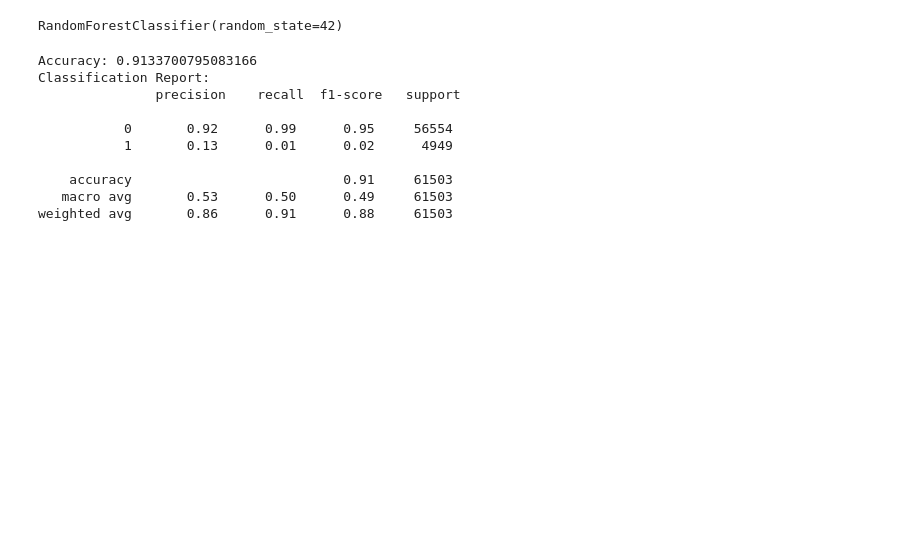
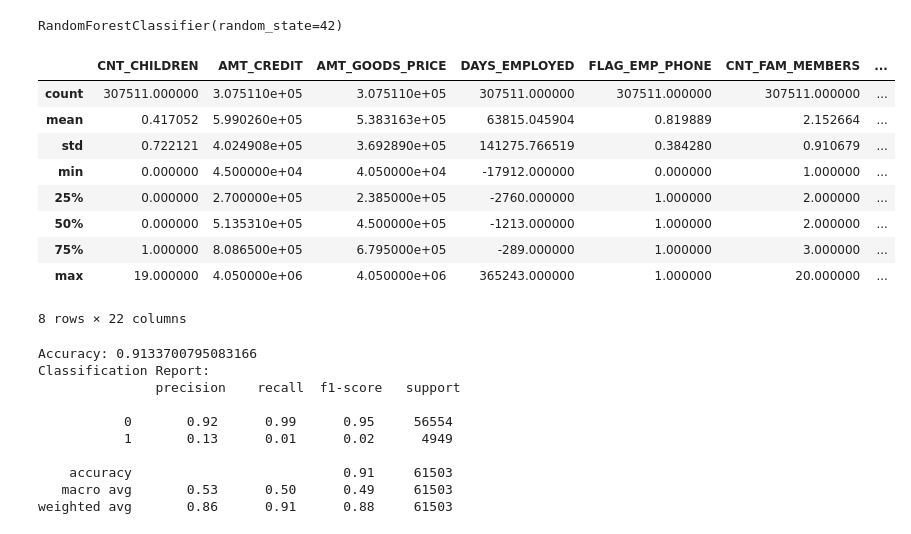
Before and after one commit to carter221/credits_scoring_ia, a Jupyter notebook: notebooks/Data-prepar.ipynb, the cells around one changed output. Cells and saved outputs as stored; diff of their text form; code cells hidden in the pictures; blank space fills up the shorter version.

```diff
--- a/notebooks/Data-prepar.ipynb
+++ b/notebooks/Data-prepar.ipynb
@@ -348,6 +348,19 @@ model = RandomForestClassifier(random_state=42)
 model.fit(X_train_split, y_train_split)
 # %% [output]
 RandomForestClassifier(random_state=42)
+# %%
+X_train.describe()
+# %% [output]
+|  | CNT_CHILDREN | AMT_CREDIT | AMT_GOODS_PRICE | DAYS_EMPLOYED | FLAG_EMP_PHONE | CNT_FAM_MEMBERS | ... |
+| count | 307511.000000 | 3.075110e+05 | 3.075110e+05 | 307511.000000 | 307511.000000 | 307511.000000 | ... |
+| mean | 0.417052 | 5.990260e+05 | 5.383163e+05 | 63815.045904 | 0.819889 | 2.152664 | ... |
+| std | 0.722121 | 4.024908e+05 | 3.692890e+05 | 141275.766519 | 0.384280 | 0.910679 | ... |
+| min | 0.000000 | 4.500000e+04 | 4.050000e+04 | -17912.000000 | 0.000000 | 1.000000 | ... |
+| 25% | 0.000000 | 2.700000e+05 | 2.385000e+05 | -2760.000000 | 1.000000 | 2.000000 | ... |
+| 50% | 0.000000 | 5.135310e+05 | 4.500000e+05 | -1213.000000 | 1.000000 | 2.000000 | ... |
+| 75% | 1.000000 | 8.086500e+05 | 6.795000e+05 | -289.000000 | 1.000000 | 3.000000 | ... |
+| max | 19.000000 | 4.050000e+06 | 4.050000e+06 | 365243.000000 | 1.000000 | 20.000000 | ... |
+8 rows × 22 columns
 # %%
 from sklearn.metrics import classification_report, confusion_matrix, accuracy_score
 
```
Also changed, not shown: parts of 17 cells of this notebook, 13 other files.
